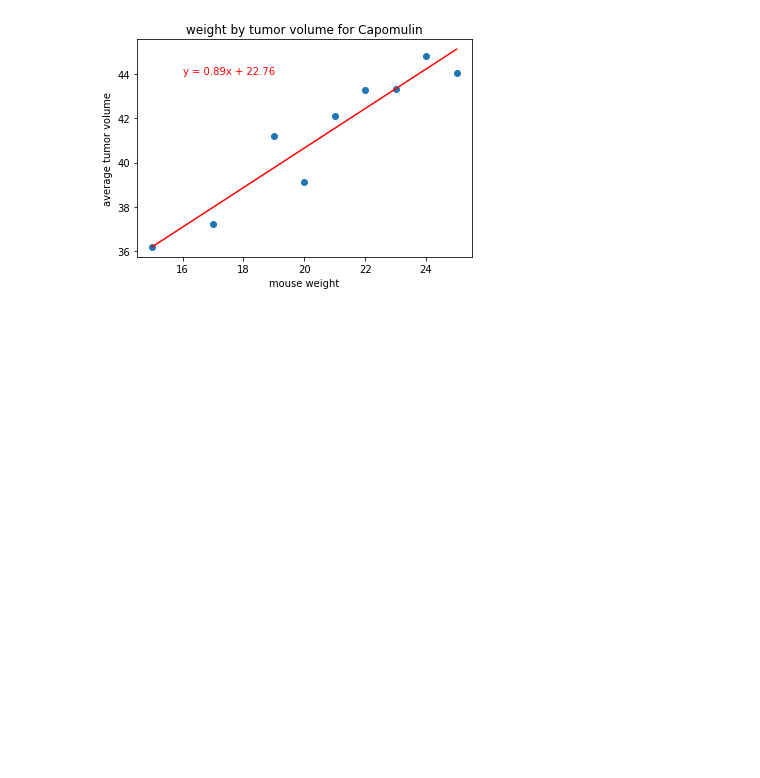
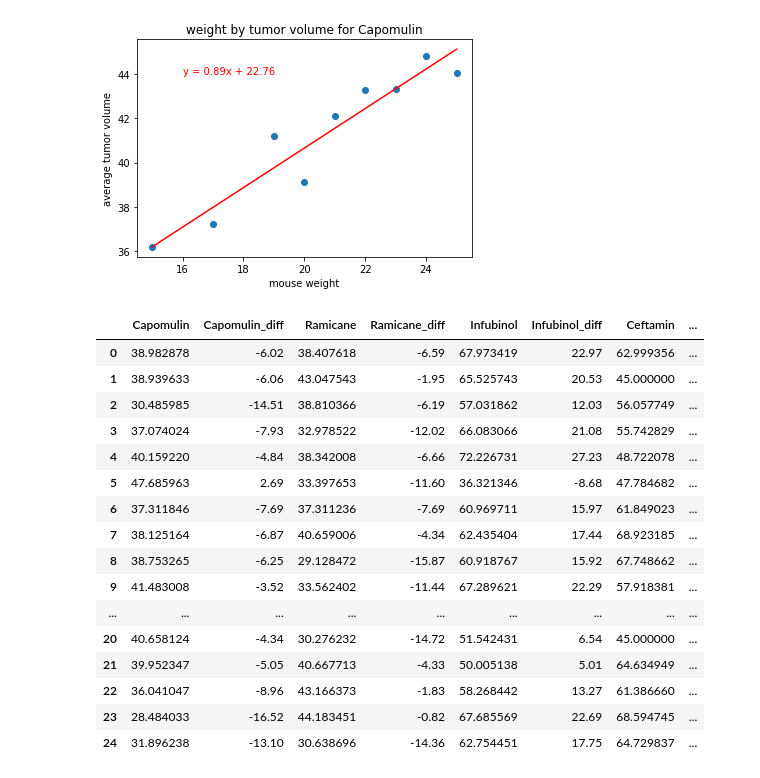
Before and after one commit to ltrentino/Pymaceuticals, a Jupyter notebook: pymaceuticals_starter.ipynb, the cells around one changed output. Cells and saved outputs as stored; diff of their text form; code cells hidden in the pictures; blank space fills up the shorter version.

Commit message:
observations and insights done, some extra analysis

```diff
--- a/pymaceuticals_starter.ipynb
+++ b/pymaceuticals_starter.ipynb
@@ -252,0 +332,15 @@ Values above 94.04403868374999 could be outliers.
+# %%
+#CEFTAMIN
+#retrieving first and last timepoint for Ceftamin and merging to original df to get total volumes
+first_timepoint_Ceftamin = df[df['Drug Regimen'].isin(["Ceftamin"])].groupby('Mouse ID')['Timepoint'].min()
+last_timepoint_Ceftamin = df[df['Drug Regimen'].isin(["Ceftamin"])].groupby('Mouse ID')['Timepoint'].max()
+first_timepoint_tumor_Ceftamin = pd.merge(first_timepoint_Ceftamin, df, on=["Mouse ID","Timepoint"], how = "left")
+last_timepoint_tumor_Ceftamin = pd.merge(last_timepoint_Ceftamin, df, on=["Mouse ID","Timepoint"], how = "left")
+Ceftamin_first = first_timepoint_tumor_Ceftamin[['Mouse ID', 'Tumor Volume (mm3)']]
+Ceftamin_last = last_timepoint_tumor_Ceftamin[['Mouse ID', 'Tumor Volume (mm3)']]
+
+### extra calculations extracted for later extra analysis (see bottom)
+#calculating mean difference between last and first timepoint tumor volumes.
+Ceftamin_diff = Ceftamin_last['Tumor Volume (mm3)'] - Ceftamin_first['Tumor Volume (mm3)']
+Ceftamin_mean_diff = Ceftamin_last['Tumor Volume (mm3)'].mean() - Ceftamin_first['Tumor Volume (mm3)'].mean()
+print(f'Total mean tumor vol difference for Ceftamin was: {round(Ceftamin_mean_diff,2)} (mm3)')
@@ -372,3 +469,38 @@ plt.show()
 # %% [output]
 The correlation between both factors is 0.95
 [figure]
+# %%
+########################################
+#           EXTRA ANALYSIS             #
+########################################
+
+# All mice assigned to the four regimen groups started with the same tumor volume (mm3) = 45.00
+# Decided to create a dataframe to help me understand the changes across the four groups
+pd.DataFrame({
+    'Capomulin': Capomulin_last['Tumor Volume (mm3)'],
+    'Capomulin_diff' : round(Capomulin_diff,2),
+    'Ramicane' : Ramicane_last['Tumor Volume (mm3)'],
+    'Ramicane_diff' : round(Ramicane_diff,2),
+    'Infubinol' : Infubinol_last['Tumor Volume (mm3)'],
+    'Infubinol_diff' : round(Infubinol_diff,2),
+    'Ceftamin' : Ceftamin_last['Tumor Volume (mm3)'],
+    'Ceftamin_diff' : round(Ceftamin_diff,2)
+})
+# %% [output]
+|  | Capomulin | Capomulin_diff | Ramicane | Ramicane_diff | Infubinol | Infubinol_diff | Ceftamin | ... |
+| 0 | 38.982878 | -6.02 | 38.407618 | -6.59 | 67.973419 | 22.97 | 62.999356 | ... |
+| 1 | 38.939633 | -6.06 | 43.047543 | -1.95 | 65.525743 | 20.53 | 45.000000 | ... |
+| 2 | 30.485985 | -14.51 | 38.810366 | -6.19 | 57.031862 | 12.03 | 56.057749 | ... |
+| 3 | 37.074024 | -7.93 | 32.978522 | -12.02 | 66.083066 | 21.08 | 55.742829 | ... |
+| 4 | 40.159220 | -4.84 | 38.342008 | -6.66 | 72.226731 | 27.23 | 48.722078 | ... |
+| 5 | 47.685963 | 2.69 | 33.397653 | -11.60 | 36.321346 | -8.68 | 47.784682 | ... |
+| 6 | 37.311846 | -7.69 | 37.311236 | -7.69 | 60.969711 | 15.97 | 61.849023 | ... |
+| 7 | 38.125164 | -6.87 | 40.659006 | -4.34 | 62.435404 | 17.44 | 68.923185 | ... |
+| 8 | 38.753265 | -6.25 | 29.128472 | -15.87 | 60.918767 | 15.92 | 67.748662 | ... |
+| 9 | 41.483008 | -3.52 | 33.562402 | -11.44 | 67.289621 | 22.29 | 57.918381 | ... |
+| ... | ... | ... | ... | ... | ... | ... | ... | ... |
+| 20 | 40.658124 | -4.34 | 30.276232 | -14.72 | 51.542431 | 6.54 | 45.000000 | ... |
+| 21 | 39.952347 | -5.05 | 40.667713 | -4.33 | 50.005138 | 5.01 | 64.634949 | ... |
+| 22 | 36.041047 | -8.96 | 43.166373 | -1.83 | 58.268442 | 13.27 | 61.386660 | ... |
+| 23 | 28.484033 | -16.52 | 44.183451 | -0.82 | 67.685569 | 22.69 | 68.594745 | ... |
+| 24 | 31.896238 | -13.10 | 30.638696 | -14.36 | 62.754451 | 17.75 | 64.729837 | ... |
```
Also changed, not shown: parts of 16 cells of this notebook.
